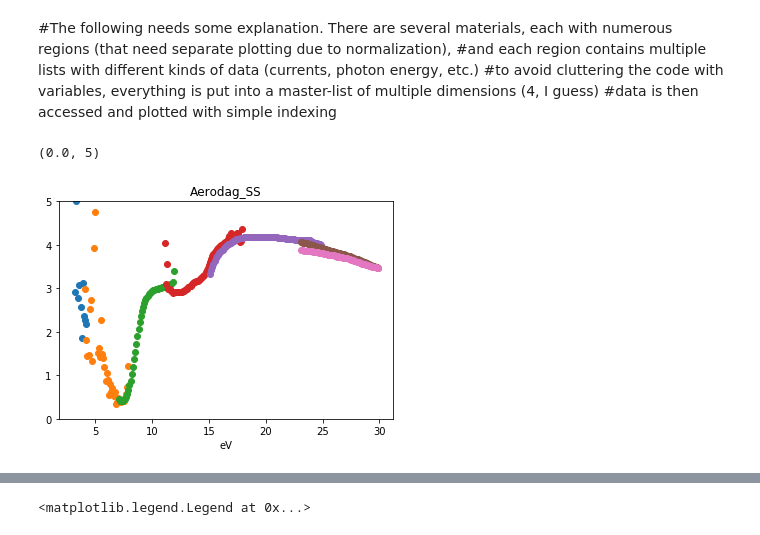
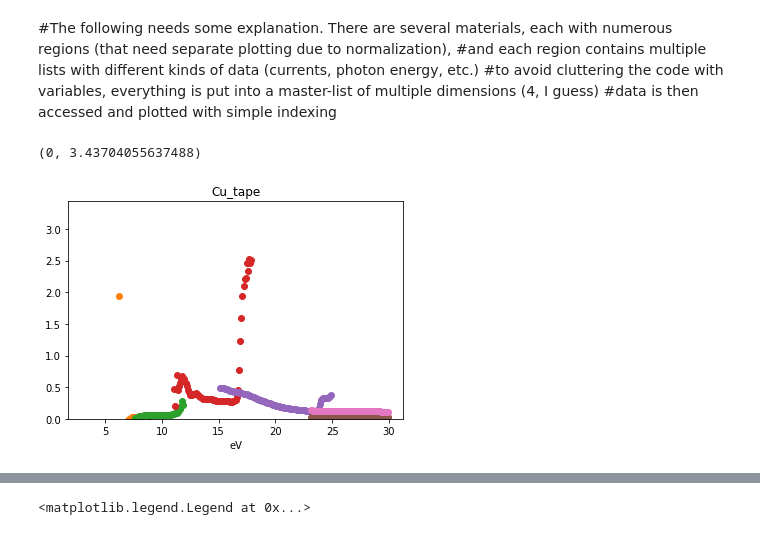
Before and after one commit to sebastiankalos/Elettra_data, a Jupyter notebook: BEAR_analysis.ipynb, the cells around one changed output, grey strips where cells are left out. Saved outputs shown, nothing was run; the diff lists cells and outputs as text; code cells hidden in the pictures.

```diff
--- a/BEAR_analysis.ipynb
+++ b/BEAR_analysis.ipynb
@@ -6,7 +7,7 @@ import pandas as pd
 import re
 # %%
 #some cheezy global Variables here (don't kill me Daniel!)
-file_number_signal = 2 #the file number corresponding to a scan
+file_number_signal = 21 #the file number corresponding to a scan
 
 file_number_dark_20nA = 4
 file_number_dark_200pA = 5
@@ -19,8 +20,8 @@ regs_per_sample = 7 #number of regions per sample
 region_sensitivities = ["200pA", "200pA", "200pA", "200pA", "200pA", "20nA", "20nA"] #an ordered list with sample signal (current) sensitivities of photon energy regions!
 PD_region_sensitivities = ["200pA_200pA", "200pA_200pA", "200pA_200pA", "200pA_200pA", "20nA_200pA", "200nA_20nA", "200nA_20nA"]
 
-materials = ['Aerodag_SS', 'Graphite_SS', 'ITO_MLI', 'ITO_Radiator'] #materials on sample plate 1, ordered as they were investigated!
-#materials = ['Cu_bare', 'Au', 'ITO_MLI#1', 'ITO_MLI#2', 'Ag', 'fake_dust'] #materials on sample plate 2, ordered as they were investigated!
+#materials = ['Aerodag_SS', 'Graphite_SS', 'ITO_MLI', 'ITO_Radiator'] #materials on sample plate 1, ordered as they were investigated!
+materials = ['Cu_tape', 'Au', 'ITO_MLI#1', 'ITO_MLI#2', 'Ag', 'fake_dust'] #materials on sample plate 2, ordered as they were investigated!
 
 eV = 1.602e-19 #C, elementary charge
 # %%
@@ -221,9 +224,9 @@ def extract_reg(material_name, reg_number, df, I_sample_offset, I_monitor_offset
     I_BPM = material_df['I_BPM_sum'].tolist()
 
     #subtract offsets:
-    sample_I[:] = [val - I_sample_offset for val in sample_I]
-    monitor_I[:] = [val - I_monitor_offset for val in monitor_I]
-    I_BPM[:] = [val - I_BPM_offset for val in I_BPM]
+    sample_I = [val - I_sample_offset for val in sample_I]
+    monitor_I = [val - I_monitor_offset for val in monitor_I]
+    I_BPM = [val - I_BPM_offset for val in I_BPM]
 
     #normalize
     norm_I_byMonit = [i / j for i, j in zip(sample_I, monitor_I)]
@@ -251,29 +254,29 @@ for material_name in materials: #for each material name in the list (among globa
 # %%
 marker = 'o'
 
 # plot options for xvals and yvals:
 # 0 --> sample_I
 # 1 --> monitor_I
 # 2 --> phot_E
 # 3 --> I_BPM
 # 4 --> norm_I_byMonit
 # 5 --> norm_I_byBPM
 
 x_choice = 2
 y_choice = 4
 
 material_index = 0
 
 for region_index in range(0, regs_per_sample):
     plt.plot(MATERIALS[material_index][region_index][x_choice], MATERIALS[material_index][region_index][y_choice], marker)
     plt.title(materials[material_index])
 
 plt.xlabel('eV')
 plt.gca().set_ylim(bottom=0)
-plt.gca().set_ylim(top=5)
+#plt.gca().set_ylim(top=5)
 # %% [output]
-(0.0, 5)
+(0, 3.43704055637488)
-[figure, old version]
+[figure, new version]
 # %%
 def convert_eV_to_wavelength(energy_eV_list):
     eV = 1.602*10e-19 #Joule
```
Also changed, not shown: parts of 5 cells of this notebook, 1 other file.
